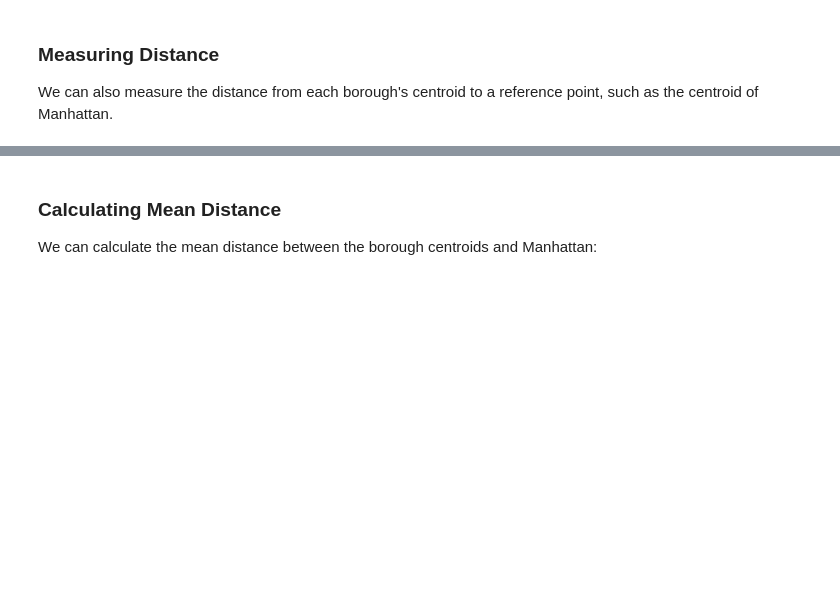
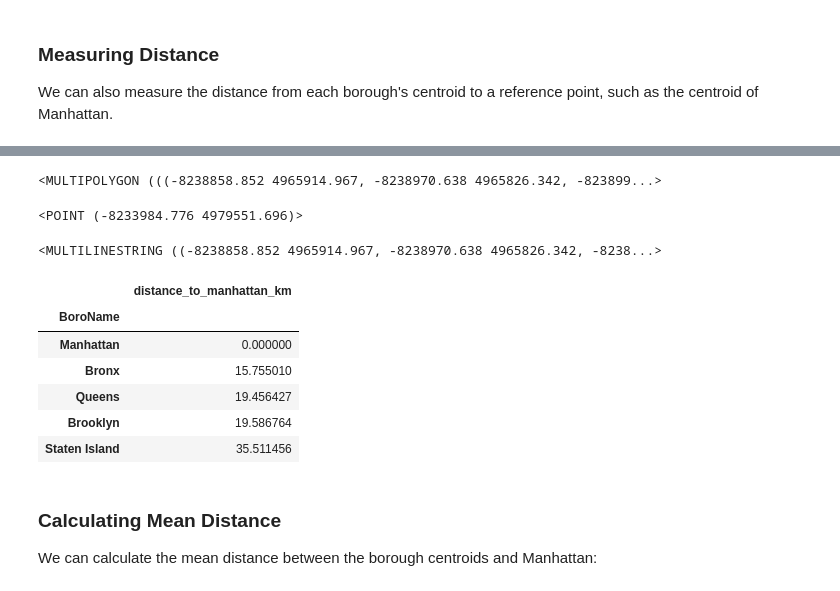
Before and after one commit to wajideveloper/MyGISPythonCourse, a Jupyter notebook: geospatial/geopandas.ipynb, the cells around one changed output, grey strips where cells are left out. Cells and saved outputs as stored; diff of their text form; code cells hidden in the pictures; blank space fills up the shorter version.

```diff
--- a/geospatial/geopandas.ipynb
+++ b/geospatial/geopandas.ipynb
@@ -191,3 +240,32 @@ gdf[["centroid", "distance_to_manhattan"]]
+# %%
+gdf.loc["Manhattan",'geometry']
+# %% [output]
+<MULTIPOLYGON (((-8238858.852 4965914.967, -8238970.638 4965826.342, -823899...>
+# %%
+gdf.loc["Manhattan",'centroid']
+# %% [output]
+<POINT (-8233984.776 4979551.696)>
+# %%
+gdf.loc["Manhattan",'boundary']
+# %% [output]
+<MULTILINESTRING ((-8238858.852 4965914.967, -8238970.638 4965826.342, -8238...>
+# %%
+manhattan_centroid = gdf.loc['Manhattan','centroid']
+
+gdf['distance_to_manhattan'] = gdf['centroid'].distance(manhattan_centroid)
+
+# Convert to kilometers and display results
+gdf["distance_to_manhattan_km"] = gdf["distance_to_manhattan"] / 1000
+# gdf[["distance_to_manhattan_km"]].sort_values("distance_to_manhattan_km")
+gdf[['centroid','distance_to_manhattan']]
+# %% [output]
+|  | distance_to_manhattan_km |
+| BoroName |  |
+| Manhattan | 0.000000 |
+| Bronx | 15.755010 |
+| Queens | 19.456427 |
+| Brooklyn | 19.586764 |
+| Staten Island | 35.511456 |
 # %% [markdown]
 ### Calculating Mean Distance
 
```
Also changed, not shown: parts of 15 cells of this notebook.
